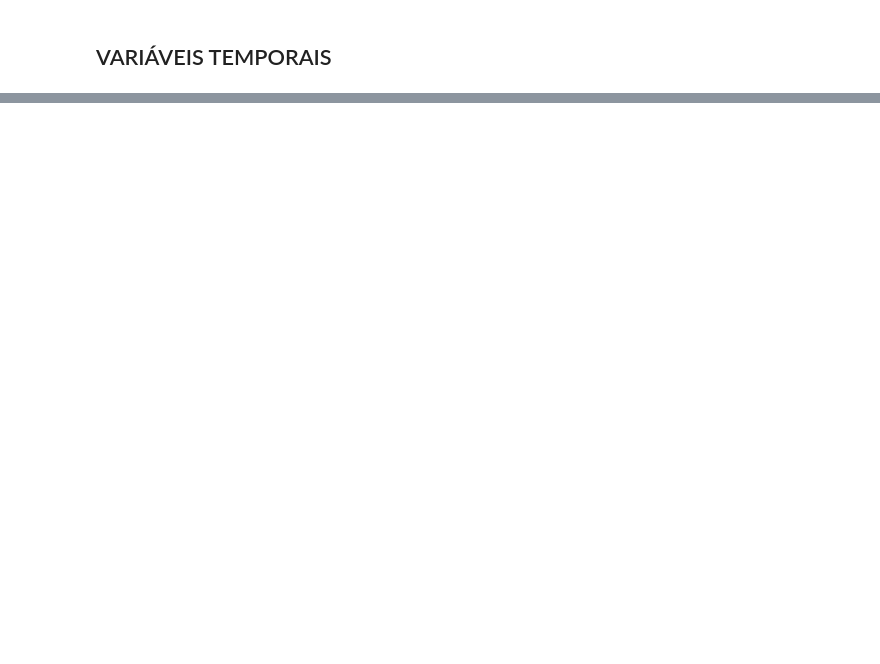
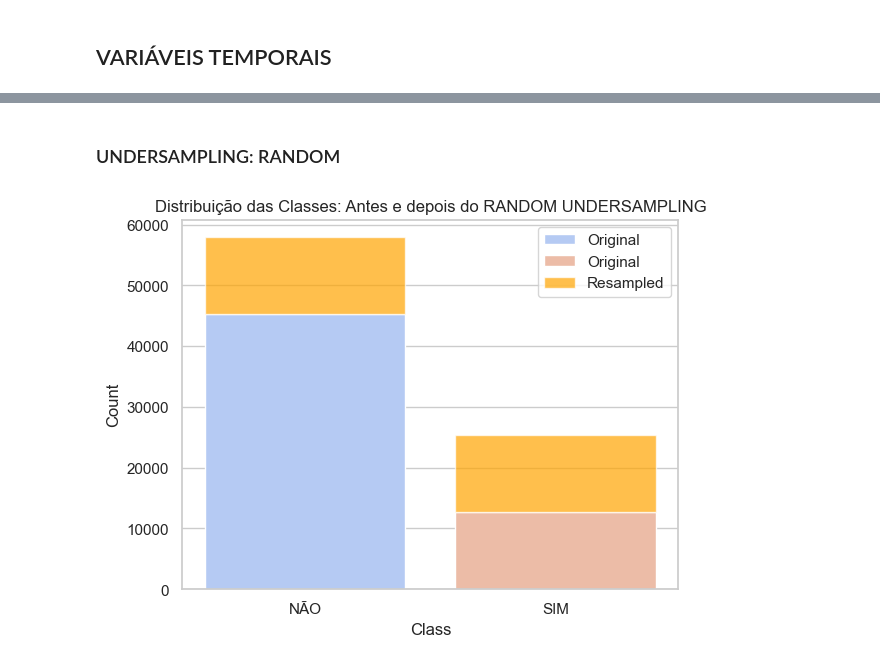
Before and after one commit to guilourenzo/master_degree_sin5007, a Jupyter notebook: CODE/FINAIS/2_PRE_PROCESSAMENTOS.ipynb, the cells around one changed output, grey strips where cells are left out. Saved outputs shown, nothing was run; the diff lists cells and outputs as text; code cells hidden in the pictures; blank space fills up the shorter version.

```diff
--- a/CODE/FINAIS/2_PRE_PROCESSAMENTOS.ipynb
+++ b/CODE/FINAIS/2_PRE_PROCESSAMENTOS.ipynb
@@ -74,0 +206,10 @@ AttributeError: 'Series' object has no attribute 'month'
+# %%
+weather_encoded = pd.concat(
+    [
+        numerical_encoded,
+        categorical_encoded,
+        time_encoded,
+        numerical_columns[["RainTomorrow", "Rainfall_Discretized"]],
+    ],
+    axis=1,
+)
@@ -74,0 +255,5 @@ AttributeError: 'Series' object has no attribute 'month'
+# %%
+X = weather_encoded.drop(columns=["RainTomorrow", "Date"])
+
+y = weather_encoded[["RainTomorrow"]]
+y.value_counts().to_frame("QTD").reset_index()
@@ -74,0 +310,46 @@ AttributeError: 'Series' object has no attribute 'month'
+# %% [markdown]
+### UNDERSAMPLING: RANDOM
+# %%
+RANDOM = under_sampling.RandomUnderSampler(random_state=42)
+X_RANDOM, y_RANDOM = RANDOM.fit_resample(X, y)
+
+weather_random = pd.concat([X_RANDOM, y_RANDOM], axis=1)
+# %%
+# Count occurrences of each class in y and y_RANDOM
+y_counts = y.value_counts().sort_index()
+y_RANDOM_counts = y_RANDOM.value_counts().sort_index()
+
+# Ensure flat, unnamed indexes
+y_counts.index = pd.Index(y_counts.index)
+y_RANDOM_counts.index = pd.Index(y_RANDOM_counts.index)
+y_counts.index.name = None
+y_RANDOM_counts.index.name = None
+
+# Create a unified index for all classes
+all_classes = pd.Index(y_counts.index.union(y_RANDOM_counts.index))
+
+# Reindex with fill_value=0
+y_counts = y_counts.reindex(all_classes, fill_value=0)
+y_RANDOM_counts = y_RANDOM_counts.reindex(all_classes, fill_value=0)
+
+# Create a bar graph
+fig, ax = plt.subplots()
+
+# Plot the bars for y
+sns.barplot(x=['NÃO', 'SIM'], y=y_counts.values, label='Original', palette='coolwarm', ax=ax)
+
+# Plot the bars for y_RANDOM manually stacked
+ax.bar(x=np.arange(len(all_classes)), height=y_RANDOM_counts.values, bottom=y_counts.values, label='Resampled', color='orange', alpha=0.7)
+
+# Set the labels and title
+ax.set_xlabel('Class')
+ax.set_ylabel('Count')
+ax.set_title('Distribuição das Classes: Antes e depois do RANDOM UNDERSAMPLING')
+ax.set_xticks(np.arange(len(all_classes)))
+ax.set_xticklabels(['NÃO', 'SIM'])
+ax.legend()
+
+# Show the plot
+plt.show()
+# %% [output]
+[figure, added]
```
Also changed, not shown: parts of 29 cells of this notebook.
